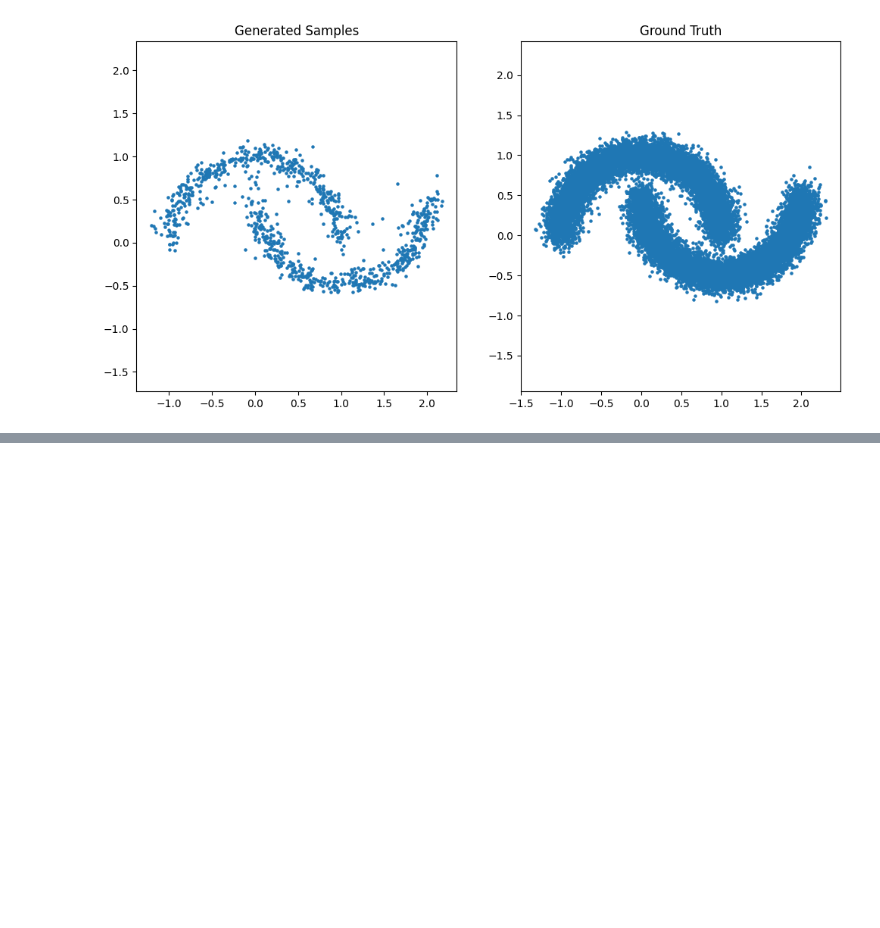
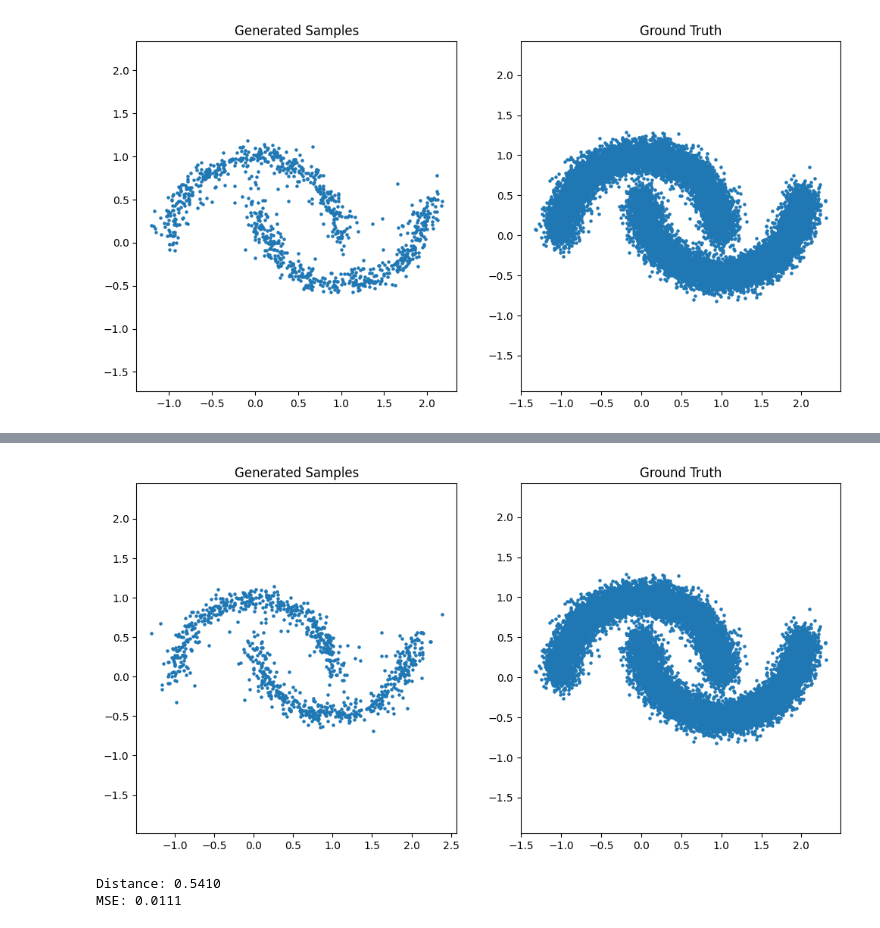
Before and after one commit to ehsan/simple-diffusion, a Jupyter notebook: project.ipynb, the cells around one changed output, grey strips where cells are left out. Saved outputs shown, nothing was run; the diff lists cells and outputs as text; code cells hidden in the pictures; blank space fills up the shorter version.

```diff
--- a/project.ipynb
+++ b/project.ipynb
@@ -295,0 +420,7 @@ ev.eval()
+# %%
+ev = Evaluator(trainer, num_samples=1000)
+ev.eval()
+# %% [output]
+[figure, added]
+Distance: 0.5410
+MSE: 0.0111
```
Also changed, not shown: parts of 6 cells of this notebook.
